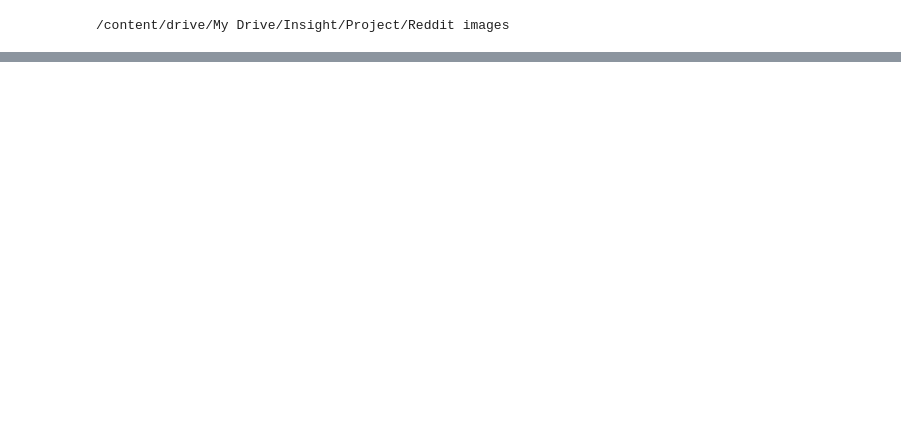
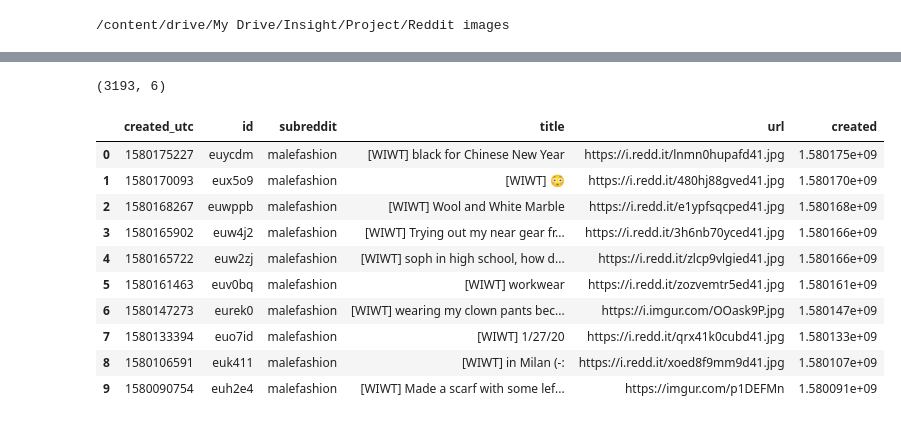
Before and after one commit to jimmyjoy43/Insight_project, a Jupyter notebook: reddit_PSAW_scrapper.ipynb, the cells around one changed output, grey strips where cells are left out. Saved outputs shown, nothing was run; the diff lists cells and outputs as text; code cells hidden in the pictures; blank space fills up the shorter version.

```diff
--- a/reddit_PSAW_scrapper.ipynb
+++ b/reddit_PSAW_scrapper.ipynb
@@ -15,0 +43,9 @@ Mounted at /content/drive
+# %%
+import pandas as pd
+import praw
+reddit = praw.Reddit(client_id = redcreds.my_client_id,client_secret=redcreds.my_client_secret, password=redcreds.password, user_agent=redcreds.user_agent, username=redcreds.username)
+import requests, re, urllib
+
+import bs4 as bs
+import urllib.request
+import requests
@@ -15,0 +97,19 @@ Mounted at /content/drive
+# %%
+counter = 0
+
+list_score=[]
+list_ratio=[]
+for index, row in mf_links.iterrows():
+  if mf_links.loc[index,'title'].startswith('[WIWT]'):
+    print(mf_links.loc[index, 'title'])
+    counter+=1
+    print(counter)
+
+    upvote=praw.models.Submission(reddit, id = str(mf_links.loc[index,'id'])).upvote_ratio
+    score=praw.models.Submission(reddit, id = str(mf_links.loc[index,'id'])).score
+    list_ratio.append(upvote)
+    list_score.append(score)
+
+    #urllib.request.urlretrieve(mf_links.loc[index,'url'], str(upvote)+'-'+str(score)+'-'+str(mf_links.loc[index,'title'])+'.jpg')
+  else:
+    mf_links.drop(index,inplace = True)
@@ -15,0 +134,16 @@ Mounted at /content/drive
+# %%
+print(mf_links.shape)
+mf_links.head(10)
+# %% [output]
+(3193, 6)
+|  | created_utc | id | subreddit | title | url | created |
+| 0 | 1580175227 | euycdm | malefashion | [WIWT] black for Chinese New Year | https://i.redd.it/lnmn0hupafd41.jpg | 1.580175e+09 |
+| 1 | 1580170093 | eux5o9 | malefashion | [WIWT] 😳 | https://i.redd.it/480hj88gved41.jpg | 1.580170e+09 |
+| 2 | 1580168267 | euwppb | malefashion | [WIWT] Wool and White Marble | https://i.redd.it/e1ypfsqcped41.jpg | 1.580168e+09 |
+| 3 | 1580165902 | euw4j2 | malefashion | [WIWT] Trying out my near gear fr... | https://i.redd.it/3h6nb70yced41.jpg | 1.580166e+09 |
+| 4 | 1580165722 | euw2zj | malefashion | [WIWT] soph in high school, how d... | https://i.redd.it/zlcp9vlgied41.jpg | 1.580166e+09 |
+| 5 | 1580161463 | euv0bq | malefashion | [WIWT] workwear | https://i.redd.it/zozvemtr5ed41.jpg | 1.580161e+09 |
+| 6 | 1580147273 | eurek0 | malefashion | [WIWT] wearing my clown pants bec... | https://i.imgur.com/OOask9P.jpg | 1.580147e+09 |
+| 7 | 1580133394 | euo7id | malefashion | [WIWT] 1/27/20 | https://i.redd.it/qrx41k0cubd41.jpg | 1.580133e+09 |
+| 8 | 1580106591 | euk411 | malefashion | [WIWT] in Milan (-: | https://i.redd.it/xoed8f9mm9d41.jpg | 1.580107e+09 |
+| 9 | 1580090754 | euh2e4 | malefashion | [WIWT] Made a scarf with some lef... | https://imgur.com/p1DEFMn | 1.580091e+09 |
```
Also changed, not shown: parts of 12 cells of this notebook.
